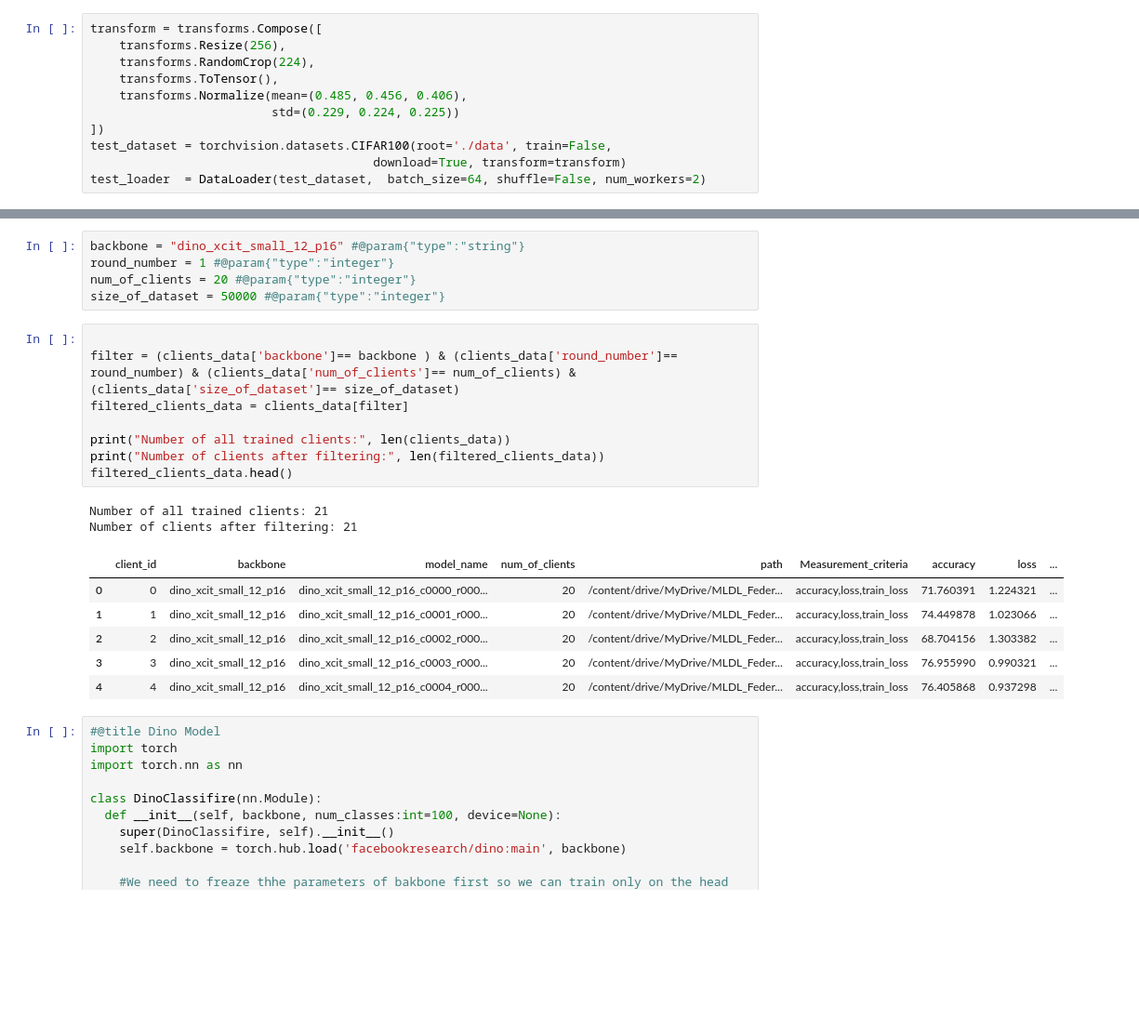
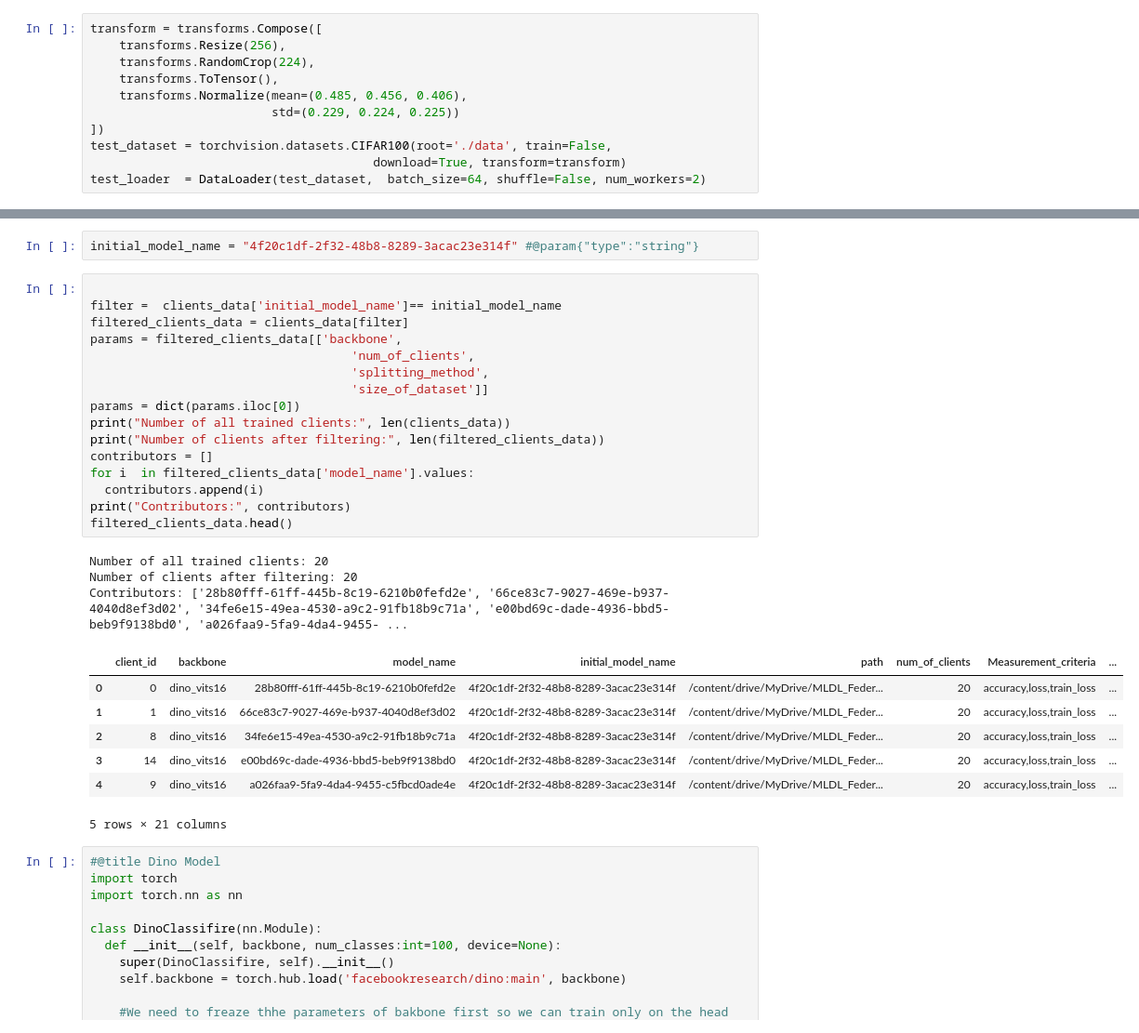
Before and after one commit to mohammad-rahbari/federated-learning_visual-classification, a Jupyter notebook: notebooks/Federated_learning_server.ipynb, the cells around one changed output, grey strips where cells are left out. Shown at 93% size. Drawn from its saved outputs; the diff is of its cells as text; blank space fills up the shorter version.

```diff
--- a/notebooks/Federated_learning_server.ipynb
+++ b/notebooks/Federated_learning_server.ipynb
@@ -41,25 +43,32 @@ clients_data.head()
-# %%
-backbone = "dino_xcit_small_12_p16" #@param{"type":"string"}
-round_number = 1 #@param{"type":"integer"}
-num_of_clients = 20 #@param{"type":"integer"}
-size_of_dataset = 50000 #@param{"type":"integer"}
+# %%
+initial_model_name = "4f20c1df-2f32-48b8-8289-3acac23e314f" #@param{"type":"string"}
 # %%
 
-filter = (clients_data['backbone']== backbone ) & (clients_data['round_number']== round_number) & (clients_data['num_of_clients']== num_of_clients) & (clients_data['size_of_dataset']== size_of_dataset)
+filter =  clients_data['initial_model_name']== initial_model_name
 filtered_clients_data = clients_data[filter]
-
+params = filtered_clients_data[['backbone',
+                                    'num_of_clients',
+                                    'splitting_method',
+                                    'size_of_dataset']]
+params = dict(params.iloc[0])
 print("Number of all trained clients:", len(clients_data))
 print("Number of clients after filtering:", len(filtered_clients_data))
+contributors = []
+for i  in filtered_clients_data['model_name'].values:
+  contributors.append(i)
+print("Contributors:", contributors)
 filtered_clients_data.head()
 # %% [output]
-Number of all trained clients: 21
-Number of clients after filtering: 21
+Number of all trained clients: 20
+Number of clients after filtering: 20
+Contributors: ['28b80fff-61ff-445b-8c19-6210b0fefd2e', '66ce83c7-9027-469e-b937-4040d8ef3d02', '34fe6e15-49ea-4530-a9c2-91fb18b9c71a', 'e00bd69c-dade-4936-bbd5-beb9f9138bd0', 'a026faa9-5fa9-4da4-9455- ...
-|  | client_id | backbone | model_name | num_of_clients | path | Measurement_criteria | accuracy | loss | ... |
-| 0 | 0 | dino_xcit_small_12_p16 | dino_xcit_small_12_p16_c0000_r000... | 20 | /content/drive/MyDrive/MLDL_Feder... | accuracy,loss,train_loss | 71.760391 | 1.224321 | ... |
-| 1 | 1 | dino_xcit_small_12_p16 | dino_xcit_small_12_p16_c0001_r000... | 20 | /content/drive/MyDrive/MLDL_Feder... | accuracy,loss,train_loss | 74.449878 | 1.023066 | ... |
-| 2 | 2 | dino_xcit_small_12_p16 | dino_xcit_small_12_p16_c0002_r000... | 20 | /content/drive/MyDrive/MLDL_Feder... | accuracy,loss,train_loss | 68.704156 | 1.303382 | ... |
-| 3 | 3 | dino_xcit_small_12_p16 | dino_xcit_small_12_p16_c0003_r000... | 20 | /content/drive/MyDrive/MLDL_Feder... | accuracy,loss,train_loss | 76.955990 | 0.990321 | ... |
-| 4 | 4 | dino_xcit_small_12_p16 | dino_xcit_small_12_p16_c0004_r000... | 20 | /content/drive/MyDrive/MLDL_Feder... | accuracy,loss,train_loss | 76.405868 | 0.937298 | ... |
+|  | client_id | backbone | model_name | initial_model_name | path | num_of_clients | Measurement_criteria | ... |
+| 0 | 0 | dino_vits16 | 28b80fff-61ff-445b-8c19-6210b0fefd2e | 4f20c1df-2f32-48b8-8289-3acac23e314f | /content/drive/MyDrive/MLDL_Feder... | 20 | accuracy,loss,train_loss | ... |
+| 1 | 1 | dino_vits16 | 66ce83c7-9027-469e-b937-4040d8ef3d02 | 4f20c1df-2f32-48b8-8289-3acac23e314f | /content/drive/MyDrive/MLDL_Feder... | 20 | accuracy,loss,train_loss | ... |
+| 2 | 8 | dino_vits16 | 34fe6e15-49ea-4530-a9c2-91fb18b9c71a | 4f20c1df-2f32-48b8-8289-3acac23e314f | /content/drive/MyDrive/MLDL_Feder... | 20 | accuracy,loss,train_loss | ... |
+| 3 | 14 | dino_vits16 | e00bd69c-dade-4936-bbd5-beb9f9138bd0 | 4f20c1df-2f32-48b8-8289-3acac23e314f | /content/drive/MyDrive/MLDL_Feder... | 20 | accuracy,loss,train_loss | ... |
+| 4 | 9 | dino_vits16 | a026faa9-5fa9-4da4-9455-c5fbcd0ade4e | 4f20c1df-2f32-48b8-8289-3acac23e314f | /content/drive/MyDrive/MLDL_Feder... | 20 | accuracy,loss,train_loss | ... |
+5 rows × 21 columns
 # %%
 #@title Dino Model
 import torch
```
Also changed, not shown: parts of 15 cells of this notebook.
